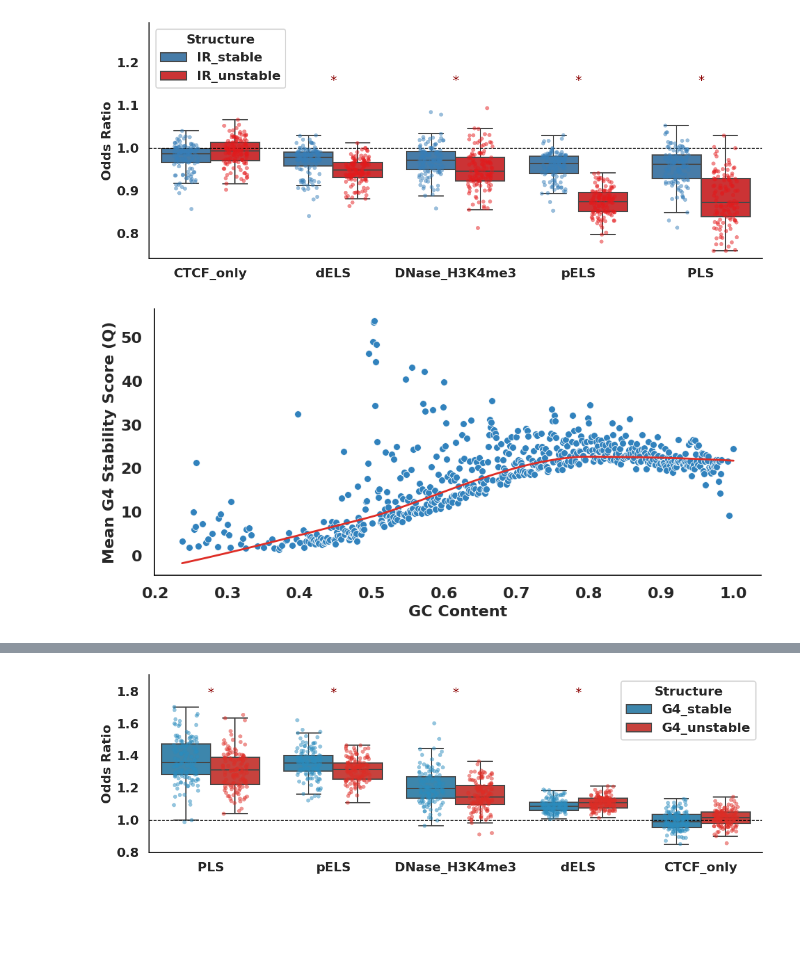
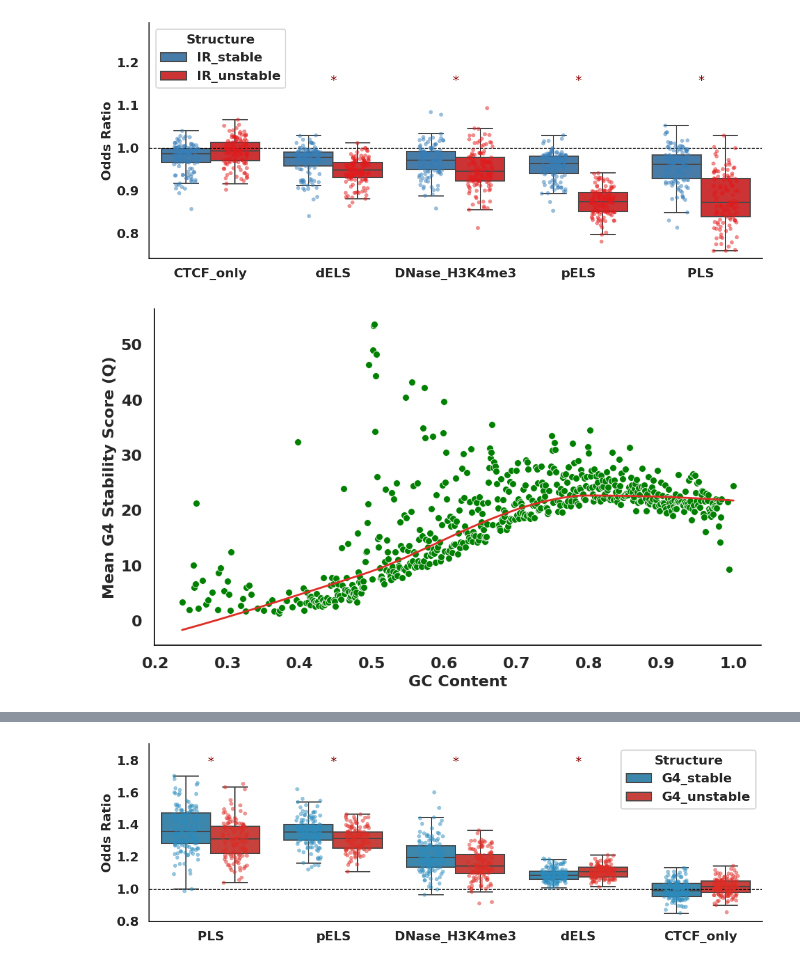
Before and after one commit to alexturcoo/PhasedHapAssembly-nonB, a Jupyter notebook: main_figures_and_supplementary_notebooks/HGSVC_nonB_figures.ipynb, the cells around one changed output, grey strips where cells are left out. Cells and saved outputs as stored; diff of their text form; code cells hidden in the pictures; blank space fills up the shorter version.

```diff
--- a/main_figures_and_supplementary_notebooks/HGSVC_nonB_figures.ipynb
+++ b/main_figures_and_supplementary_notebooks/HGSVC_nonB_figures.ipynb
@@ -813,36 +813,36 @@ df['GC_content'] = ((df['G_count'] + df['C_count']) / df['Sequence'].str.len()).
 df_minus = df[df['STR'] == '+']
 
 # === Group by GC content and average stability
 gc_avg_minus = df_minus.groupby('GC_content')['Q'].mean().reset_index().dropna()
 
 # === Plot
-fig, ax = plt.subplots(figsize=(10, 5))
+fig, ax = plt.subplots(figsize=(10, 6))
 
-sns.scatterplot(data=gc_avg_minus, x='GC_content', y='Q', color="#3182bd", s=50)
+sns.scatterplot(data=gc_avg_minus, x='GC_content', y='Q', color="green", s=50)
 sns.regplot(data=gc_avg_minus, x='GC_content', y='Q', lowess=True,
             scatter=False, color="#de2d26", line_kws={"lw": 2})
 
 #ax.set_title("G4 Stability vs GC Content", fontsize=16, weight='bold')
 ax.set_xlabel("GC Content", fontsize=16)
 ax.set_ylabel("Mean G4 Stability Score (Q)", fontsize=16)
 
 # Bold tick labels
 for tick in ax.get_xticklabels():
     tick.set_fontweight('bold')
     tick.set_fontsize(16)
 
 for tick in ax.get_yticklabels():
     tick.set_fontweight('bold')
     tick.set_fontsize(16)
 
 ax.tick_params(labelsize=16)
 sns.despine()
 
 plt.tight_layout()
 plt.savefig('/home/alextu/projects/def-sushant/alextu/imgs_no_titles2/g4_stability_vs_gc_content.pdf', bbox_inches='tight', dpi=300)
 plt.show()
 # %% [output]
-[figure, old version]
+[figure, new version]
 # %%
 import pandas as pd
 import matplotlib.pyplot as plt
```
Also changed, not shown: parts of 2 cells of this notebook, 5 other files.
